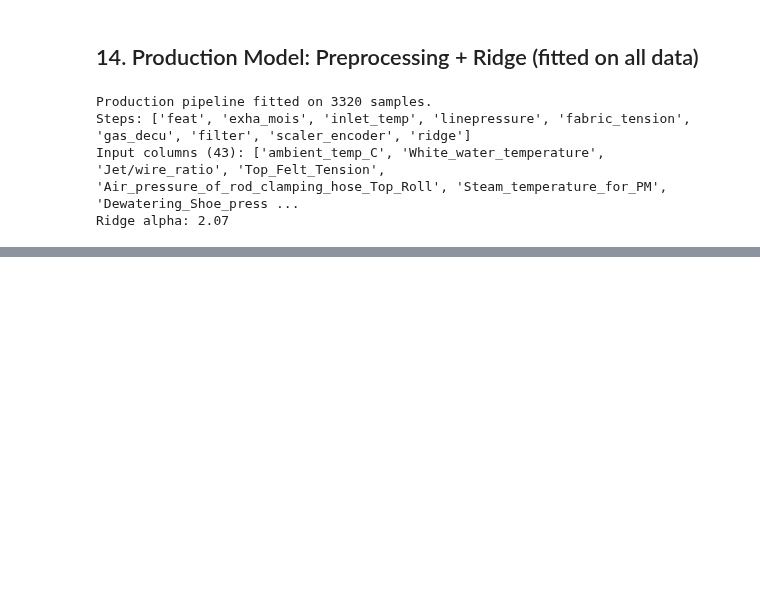
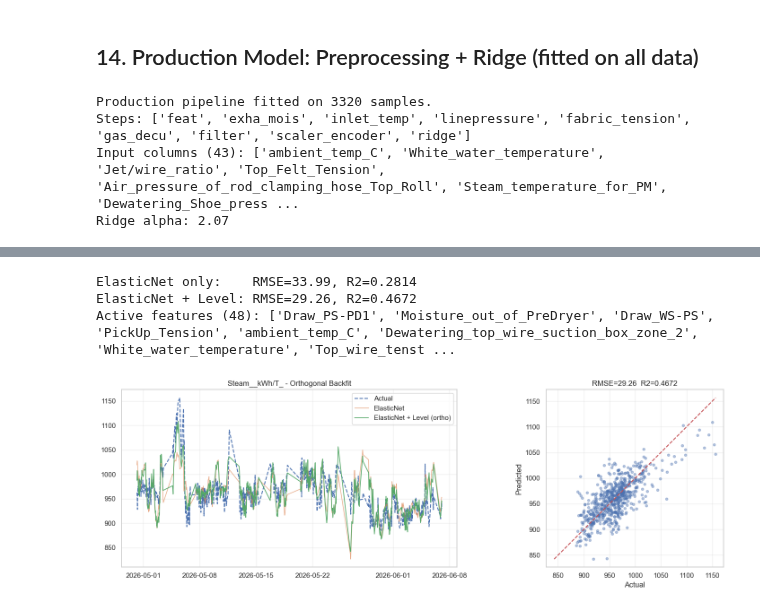
Before and after one commit to Miggon-dev/costimiser2, a Jupyter notebook: training/training4_clean.ipynb, the cells around one changed output, grey strips where cells are left out. Drawn from its saved outputs; the diff is of its cells as text; code cells hidden in the pictures; blank space fills up the shorter version.

```diff
--- a/training/training4_clean.ipynb
+++ b/training/training4_clean.ipynb
@@ -1007,0 +1008,13 @@ print(f'  y_full = y_regression + state_estimator.update(residuals).level.iloc[-
+# %%
+from state_estimation import iterative_backfit_orthogonal
+
+ortho_result = iterative_backfit_orthogonal(
+    X=X, y=y,
+    train_idx=np.arange(split),
+    test_idx=np.arange(split, len(X)),
+    n_iterations=10,
+    patience=10,
+    tau=0.0,
+    state_estimator_kwargs={'level': True},
+    verbose=True,
+)
@@ -1007,0 +1029,41 @@ print(f'  y_full = y_regression + state_estimator.update(residuals).level.iloc[-
+# %%
+# Results
+from sklearn.metrics import mean_squared_error, r2_score, mean_absolute_error
+
+y_actual = yte.values
+y_pred_reg = ortho_result['y_test_pred'].values
+y_pred_comb = ortho_result['y_test_combined'].values
+
+rmse_r = np.sqrt(mean_squared_error(y_actual, y_pred_reg))
+r2_r = r2_score(y_actual, y_pred_reg)
+rmse_c = np.sqrt(mean_squared_error(y_actual, y_pred_comb))
+r2_c = r2_score(y_actual, y_pred_comb)
+
+print(f'ElasticNet only:    RMSE={rmse_r:.2f}, R2={r2_r:.4f}')
+print(f'ElasticNet + Level: RMSE={rmse_c:.2f}, R2={r2_c:.4f}')
+print(f'Active features ({len(ortho_result["active_features"])}): {ortho_result["active_features"]}')
+
+# Plot
+fig, axes = plt.subplots(1, 2, figsize=(16, 5))
+test_index = yte.index
+
+axes[0].plot(test_index, y_actual, label='Actual', lw=1.5, ls='--')
+axes[0].plot(test_index, y_pred_reg, label='ElasticNet', lw=1.0, alpha=0.7)
+axes[0].plot(test_index, y_pred_comb, label='ElasticNet + Level (ortho)', lw=1.2)
+axes[0].set_title(f'{Y_COLUMN} - Orthogonal Backfit')
+axes[0].legend(); axes[0].grid(alpha=0.3)
+
+axes[1].scatter(y_actual, y_pred_comb, alpha=0.4, s=15)
+lims = [min(y_actual.min(), y_pred_comb.min()), max(y_actual.max(), y_pred_comb.max())]
+axes[1].plot(lims, lims, 'r--', lw=1.5)
+axes[1].set_xlabel('Actual'); axes[1].set_ylabel('Predicted')
+axes[1].set_title(f'RMSE={rmse_c:.2f}  R2={r2_c:.4f}')
+axes[1].set_aspect('equal', adjustable='box'); axes[1].grid(alpha=0.3)
+
+plt.tight_layout()
+plt.show()
+# %% [output]
+ElasticNet only:    RMSE=33.99, R2=0.2814
+ElasticNet + Level: RMSE=29.26, R2=0.4672
+Active features (48): ['Draw_PS-PD1', 'Moisture_out_of_PreDryer', 'Draw_WS-PS', 'PickUp_Tension', 'ambient_temp_C', 'Dewatering_top_wire_suction_box_zone_2', 'White_water_temperature', 'Top_wire_tenst ...
+[figure, added]
```
Also changed, not shown: parts of 8 cells of this notebook, 9 other files.
